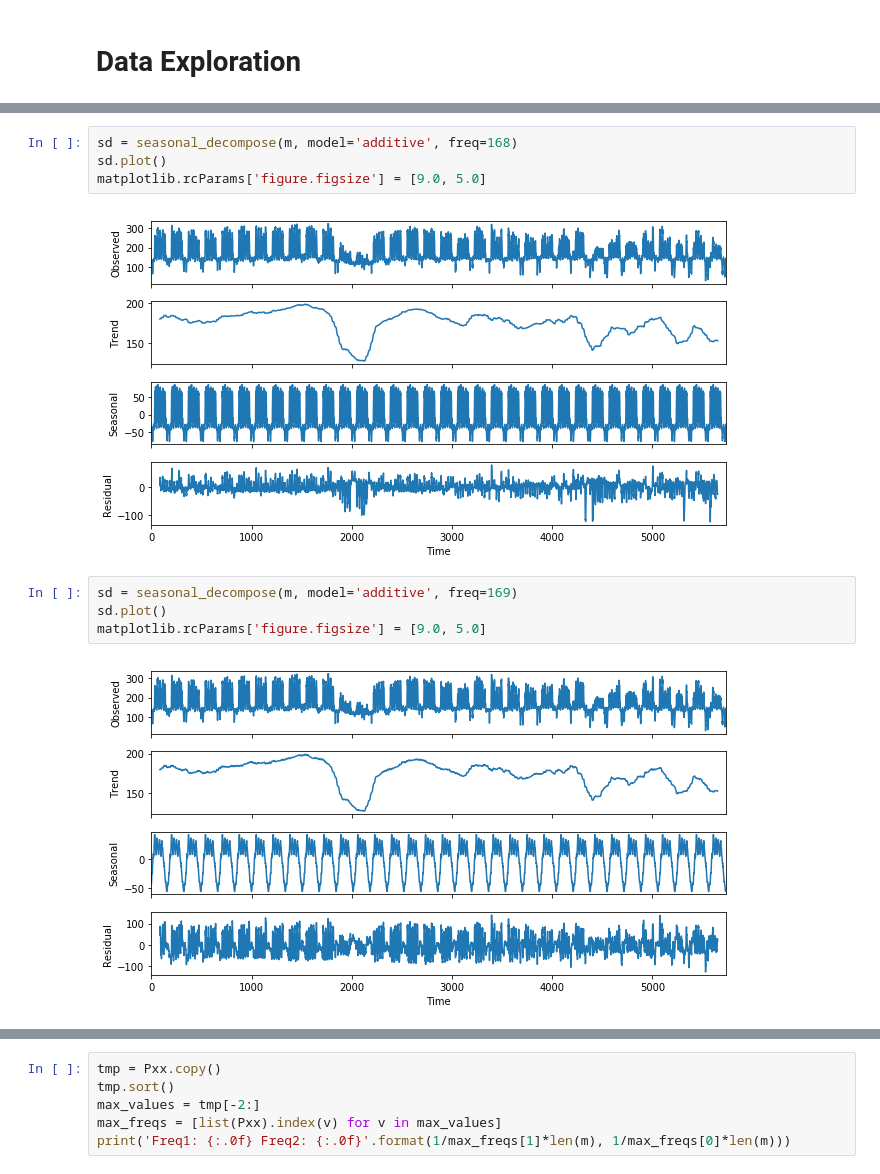
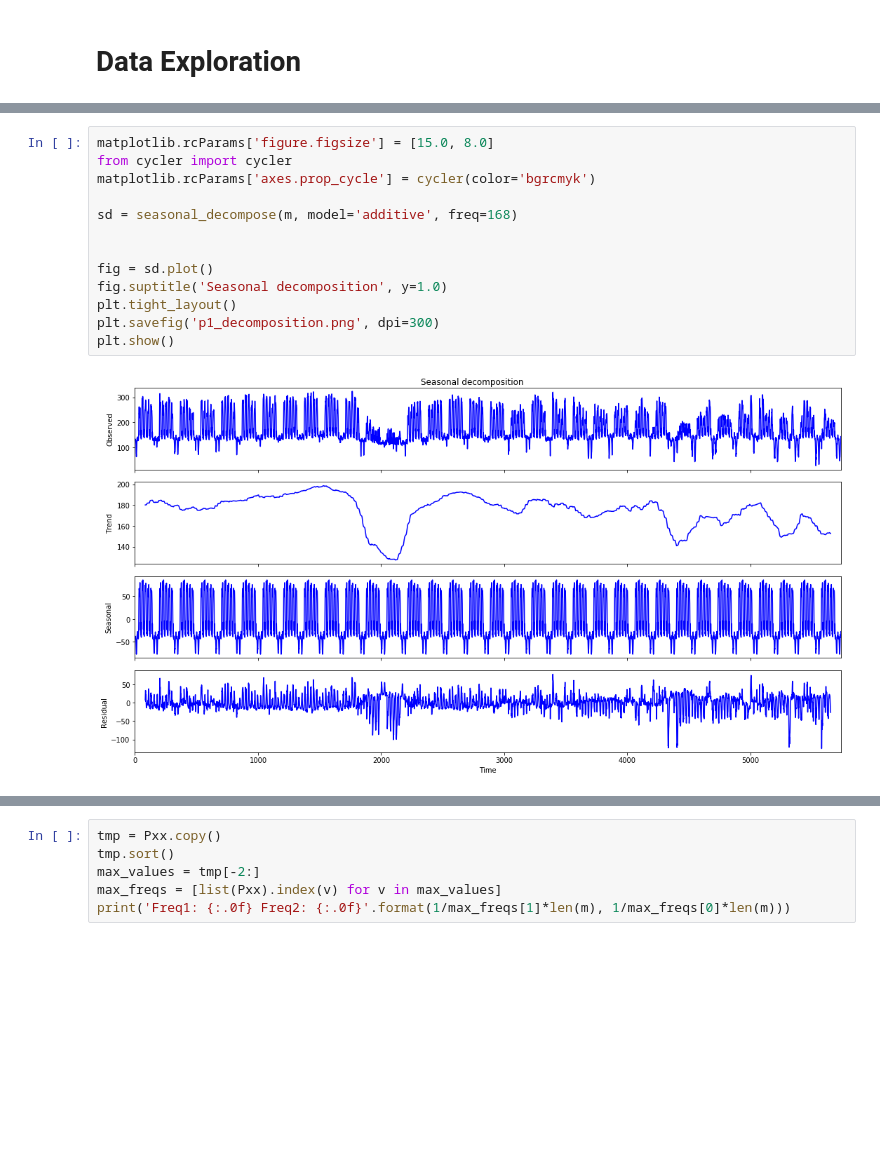
Before and after one commit to joelmfonseca/COM-503, a Jupyter notebook: hw4/hw4.ipynb, the cells around one changed output, grey strips where cells are left out. Drawn from its saved outputs; the diff is of its cells as text; blank space fills up the shorter version.

```diff
--- a/hw4/hw4.ipynb
+++ b/hw4/hw4.ipynb
@@ -48,12 +50,15 @@ plt.show()
-# %%
-sd = seasonal_decompose(m, model='additive', freq=168)
-sd.plot()
-matplotlib.rcParams['figure.figsize'] = [9.0, 5.0]
-# %% [output]
-[figure, removed]
-# %%
-sd = seasonal_decompose(m, model='additive', freq=169)
-sd.plot()
-matplotlib.rcParams['figure.figsize'] = [9.0, 5.0]
-# %% [output]
-[figure, removed]
+# %%
+matplotlib.rcParams['figure.figsize'] = [15.0, 8.0]
+from cycler import cycler
+matplotlib.rcParams['axes.prop_cycle'] = cycler(color='bgrcmyk')
+
+sd = seasonal_decompose(m, model='additive', freq=168)
+
+
+fig = sd.plot()
+fig.suptitle('Seasonal decomposition', y=1.0)
+plt.tight_layout()
+plt.savefig('p1_decomposition.png', dpi=300)
+plt.show()
+# %% [output]
+[figure, added]
```
Also changed, not shown: parts of 6 cells of this notebook, 3 other files.
